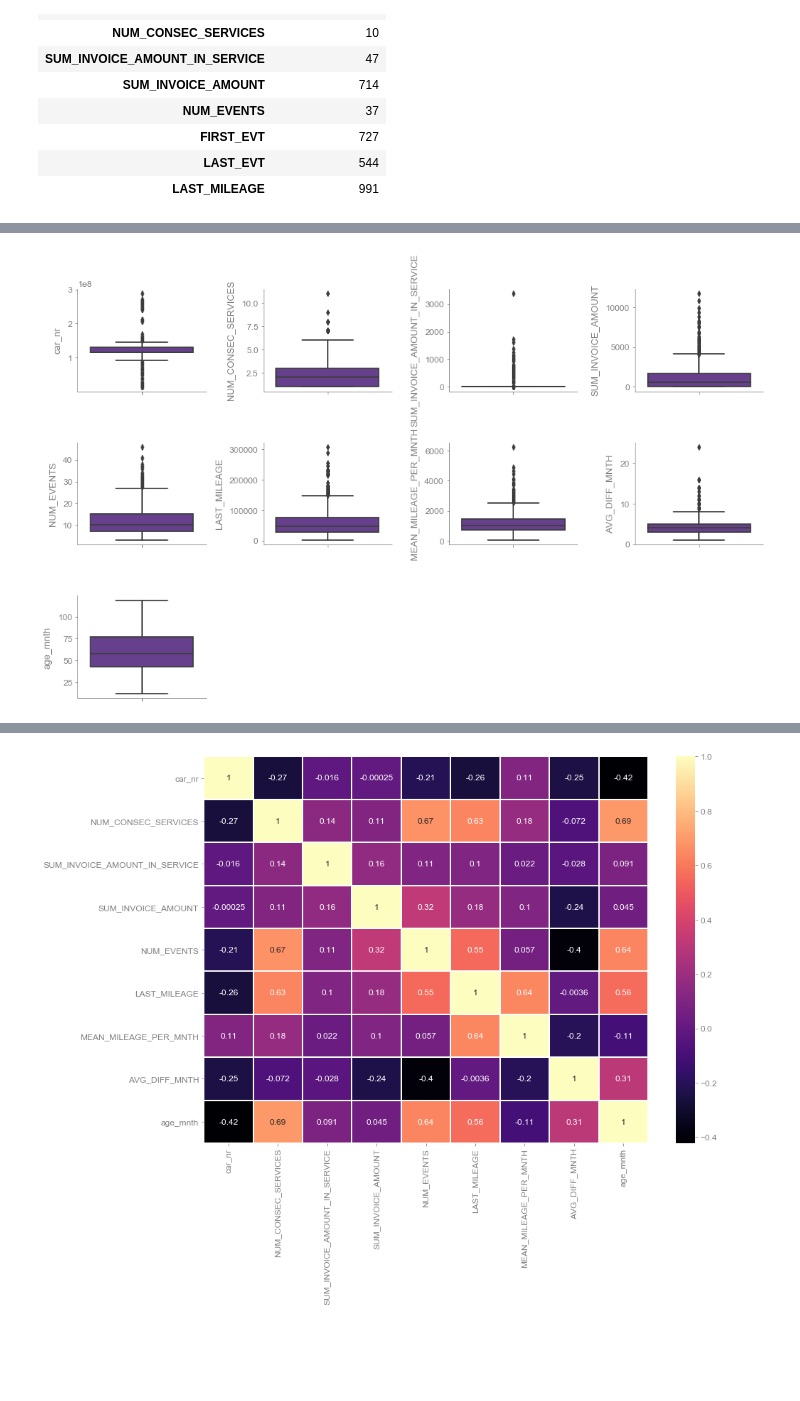
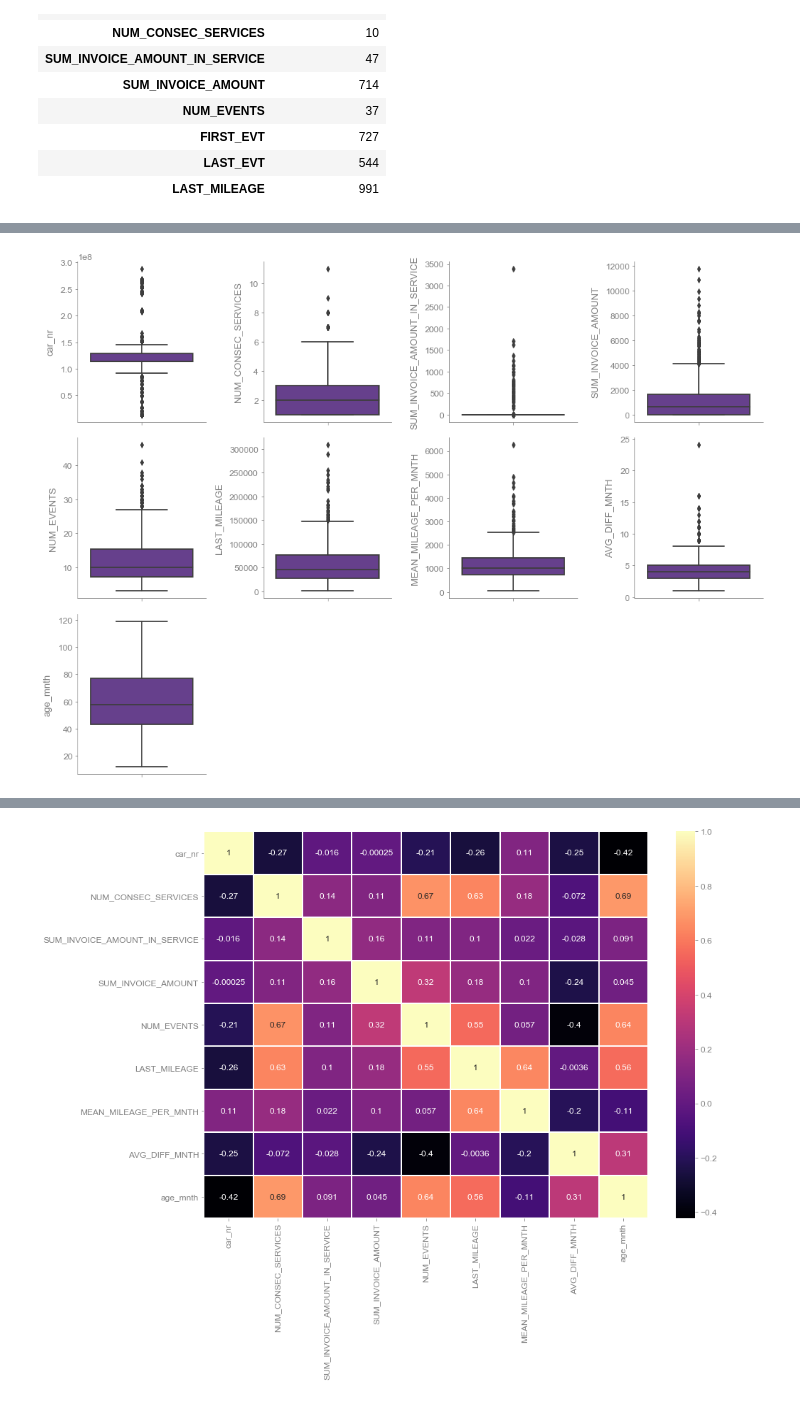
Before and after one commit to rbuerki/codebook, a Jupyter notebook: dev/dev_EDA.ipynb, the cells around one changed output, grey strips where cells are left out. Saved outputs shown, nothing was run; the diff lists cells and outputs as text; code cells hidden in the pictures; blank space fills up the shorter version.

```diff
--- a/dev/dev_EDA.ipynb
+++ b/dev/dev_EDA.ipynb
@@ -114,7 +109,7 @@ EDA.plot_numerical_hist(df.iloc[:, :15], bins=5, kde=True)
 # %%
-EDA.plot_numerical_box(df.iloc[:, :15])
+EDA.plot_numeric_boxplots(df.iloc[:, :15])
 # %% [output]
-[figure, old version]
+[figure, new version]
 # %%
 df_categorical = df.copy()
 for col in ["NUM_CONSEC_SERVICES", "NUM_EVENTS", "age_mnth", "FUEL_TYPE_UID", "PARTNER_COMPANY_NR"]:
```
Also changed, not shown: parts of 12 cells of this notebook, 1 other file.
